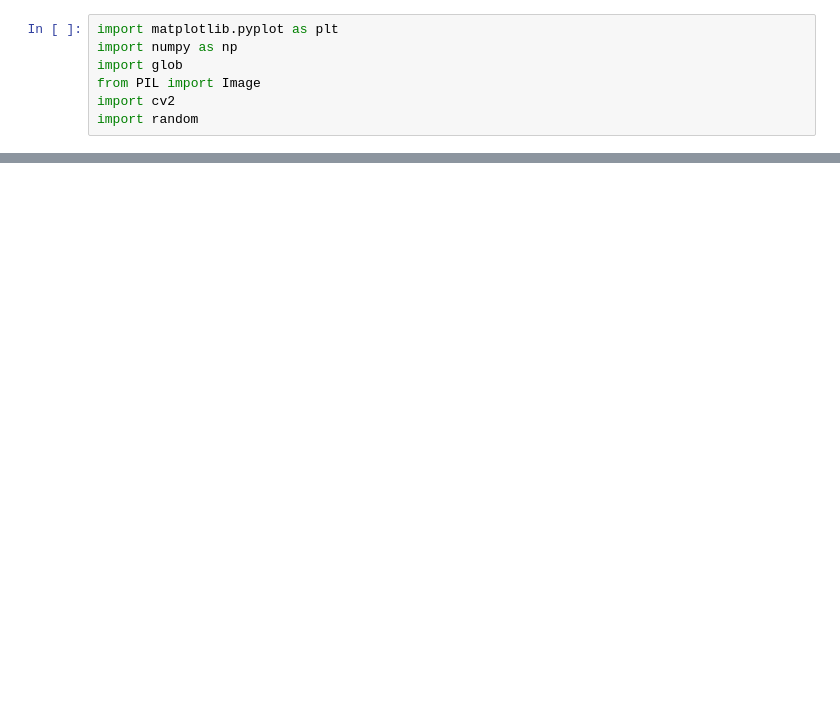
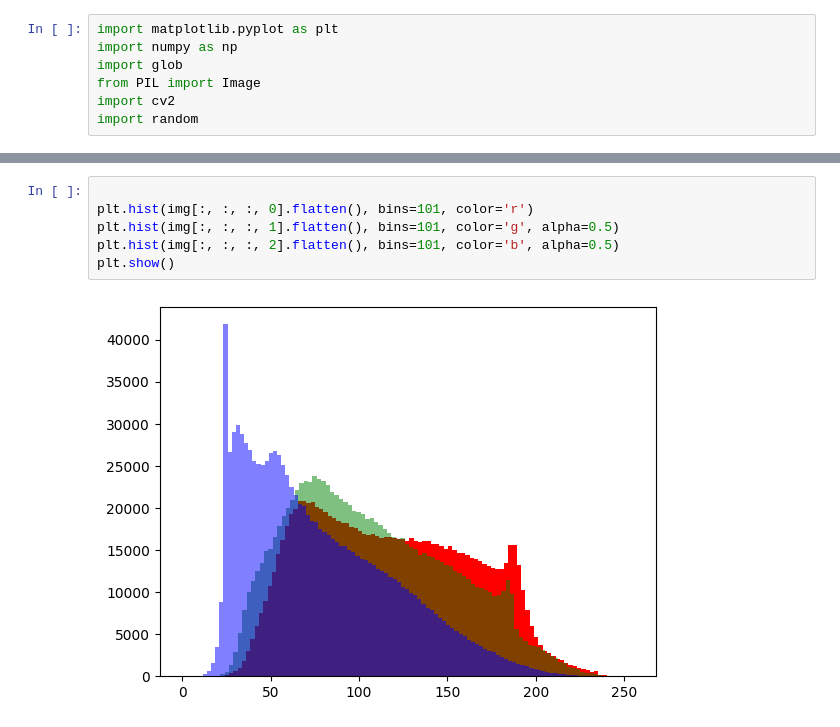
Before and after one commit to aheschl1/ClasSegPipeline, a Jupyter notebook: hist.ipynb, the cells around one changed output, grey strips where cells are left out. Saved outputs shown, nothing was run; the diff lists cells and outputs as text; blank space fills up the shorter version.

```diff
--- a/hist.ipynb
+++ b/hist.ipynb
@@ -66,0 +32,8 @@ plt.show()
+# %%
+
+plt.hist(img[:, :, :, 0].flatten(), bins=101, color='r')
+plt.hist(img[:, :, :, 1].flatten(), bins=101, color='g', alpha=0.5)
+plt.hist(img[:, :, :, 2].flatten(), bins=101, color='b', alpha=0.5)
+plt.show()
+# %% [output]
+[figure, added]
```
Also changed, not shown: parts of 8 cells of this notebook, 3 other files.
